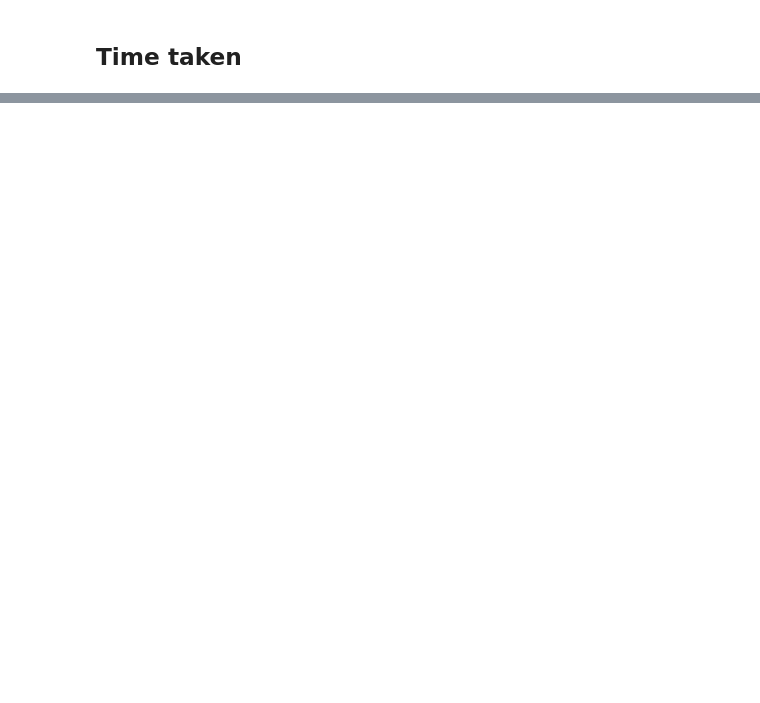
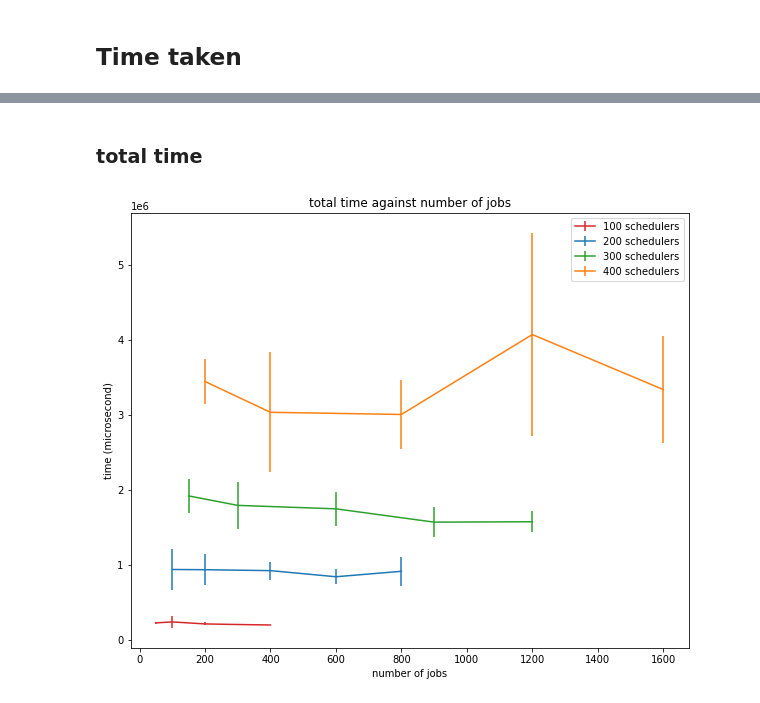
Before and after one commit to Vincent-lau/hyperion, a Jupyter notebook: measure/plotmetrics.ipynb, the cells around one changed output, grey strips where cells are left out. Saved outputs shown, nothing was run; the diff lists cells and outputs as text; code cells hidden in the pictures; blank space fills up the shorter version.

```diff
--- a/measure/plotmetrics.ipynb
+++ b/measure/plotmetrics.ipynb
@@ -9,3 +6,7 @@ graph_dir = "graphs/"
+# %%
+config.load_kube_config()
+graph_dir = "graphs/"
+cs = ['tab:red', 'tab:blue', 'tab:green', 'tab:orange', 'tab:purple', 'tab:brown']
 # %% [markdown]
 # Consensus Stats
 # %%
@@ -378,0 +515,19 @@ fig.savefig(f'{graph_dir}latency-both.png')
+# %% [markdown]
+### total time
+# %%
+fig, ax = plt.subplots()
+
+
+for i, p in enumerate(pods):
+  ax.errorbar(pod_jobs[i], total_pod_times[i][:, 0], yerr = total_pod_times[i][:, 1], label=f'{p} schedulers', color=cs[i])
+
+ax.set_title('total time against number of jobs')
+ax.set_xlabel('number of jobs')
+ax.set_ylabel('time (microsecond)')
+ax.legend()
+
+fig.set_size_inches(10, 8)
+
+fig.savefig(f'{graph_dir}total-time-against-jobs.png')
+# %% [output]
+[figure, added]
```
Also changed, not shown: parts of 13 cells of this notebook.
